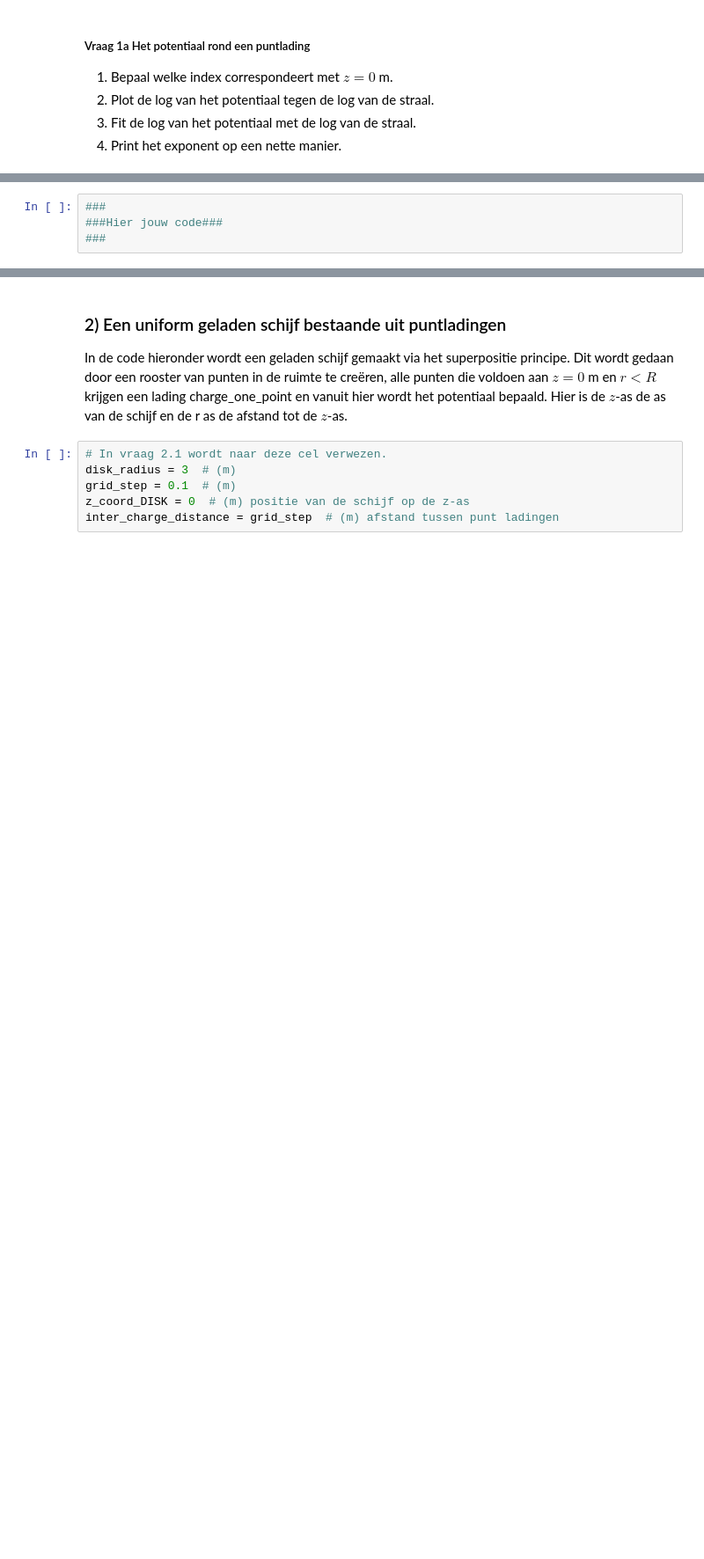
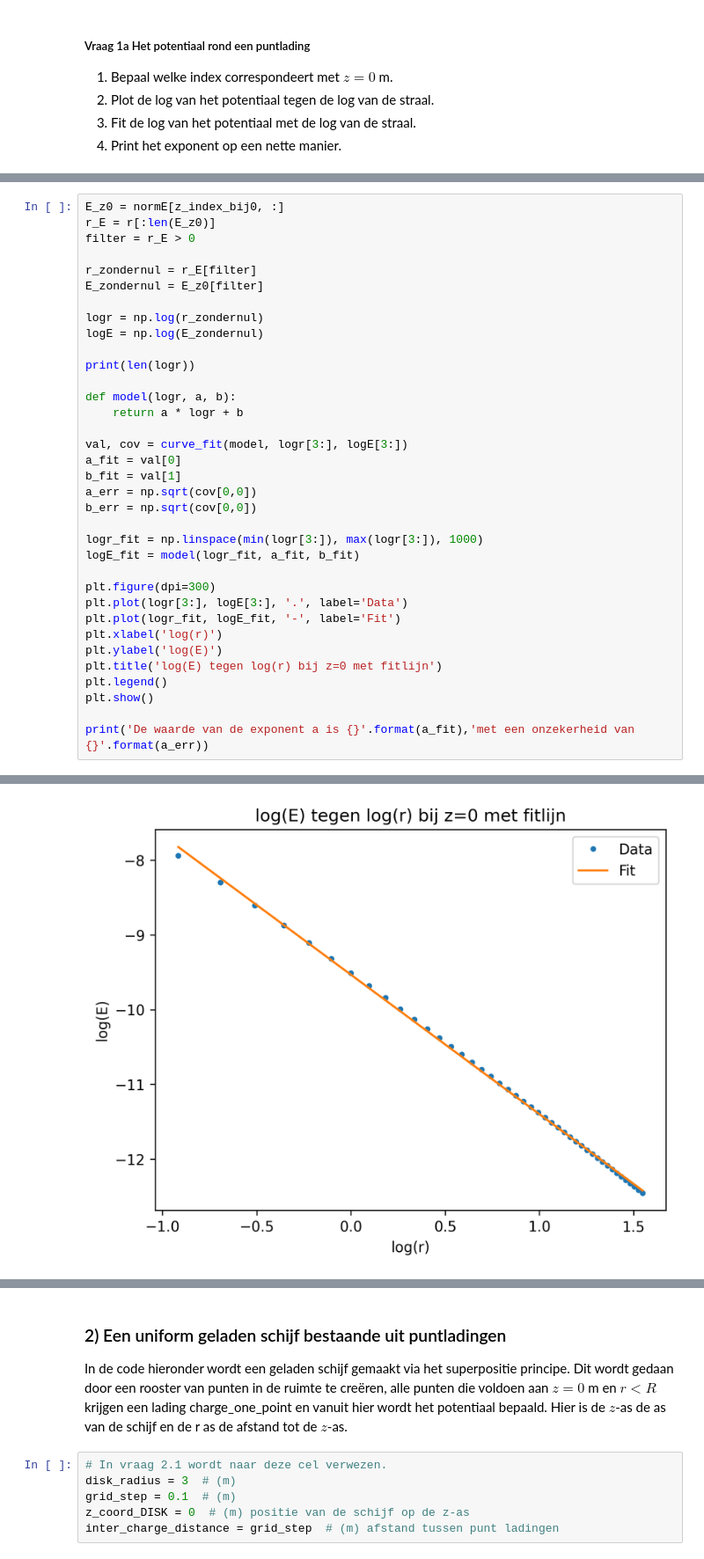
Before and after one commit to tdrvs/opdrachten-DEF-D, a Jupyter notebook: DigitaleOntwerpopdrachten/1CondensatorOpdracht/CondensatorOntwerpopdracht.ipynb, the cells around one changed output, grey strips where cells are left out. Shown at 88% size. Cells and saved outputs as stored; diff of their text form; blank space fills up the shorter version.

```diff
--- a/DigitaleOntwerpopdrachten/1CondensatorOpdracht/CondensatorOntwerpopdracht.ipynb
+++ b/DigitaleOntwerpopdrachten/1CondensatorOpdracht/CondensatorOntwerpopdracht.ipynb
@@ -96,4 +140,36 @@ plot_results_pt_charge_at_origin(Ez, Er, normE, V, r, z, grid_step)
 # %%
-###
-###Hier jouw code###
-###
+E_z0 = normE[z_index_bij0, :]
+r_E = r[:len(E_z0)]
+filter = r_E > 0
+
+r_zondernul = r_E[filter]
+E_zondernul = E_z0[filter]
+
+logr = np.log(r_zondernul)
+logE = np.log(E_zondernul)
+
+print(len(logr))
+
+def model(logr, a, b):
+    return a * logr + b
+
+val, cov = curve_fit(model, logr[3:], logE[3:])
+a_fit = val[0]
+b_fit = val[1]
+a_err = np.sqrt(cov[0,0])
+b_err = np.sqrt(cov[0,0])
+
+logr_fit = np.linspace(min(logr[3:]), max(logr[3:]), 1000)
+logE_fit = model(logr_fit, a_fit, b_fit)
+
+plt.figure(dpi=300)
+plt.plot(logr[3:], logE[3:], '.', label='Data')
+plt.plot(logr_fit, logE_fit, '-', label='Fit')
+plt.xlabel('log(r)')
+plt.ylabel('log(E)')
+plt.title('log(E) tegen log(r) bij z=0 met fitlijn')
+plt.legend()
+plt.show()
+
+print('De waarde van de exponent a is {}'.format(a_fit),'met een onzekerheid van {}'.format(a_err))
+# %% [output]
@@ -99,0 +177 @@ plot_results_pt_charge_at_origin(Ez, Er, normE, V, r, z, grid_step)
+[figure, added]
```
Also changed, not shown: parts of 8 cells of this notebook.
